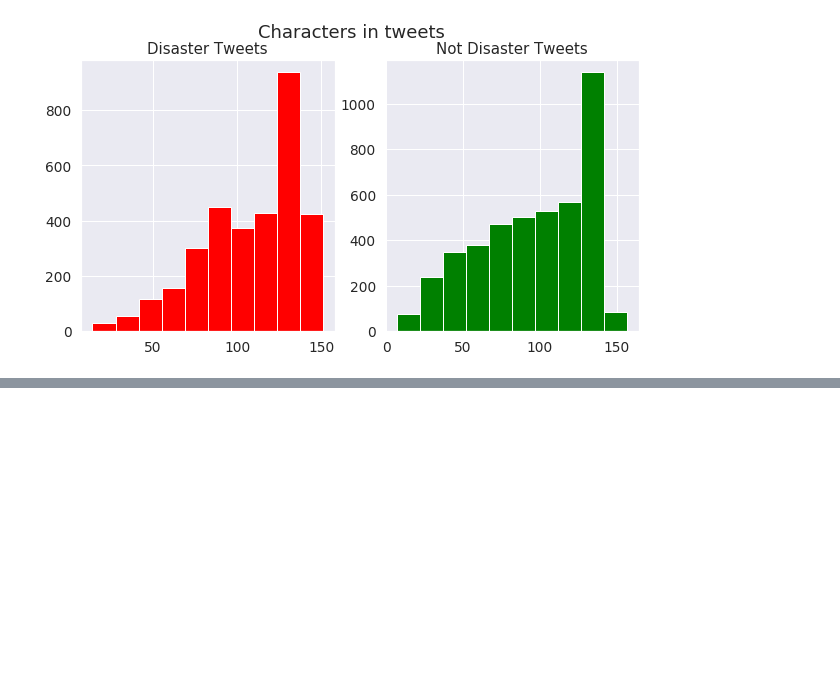
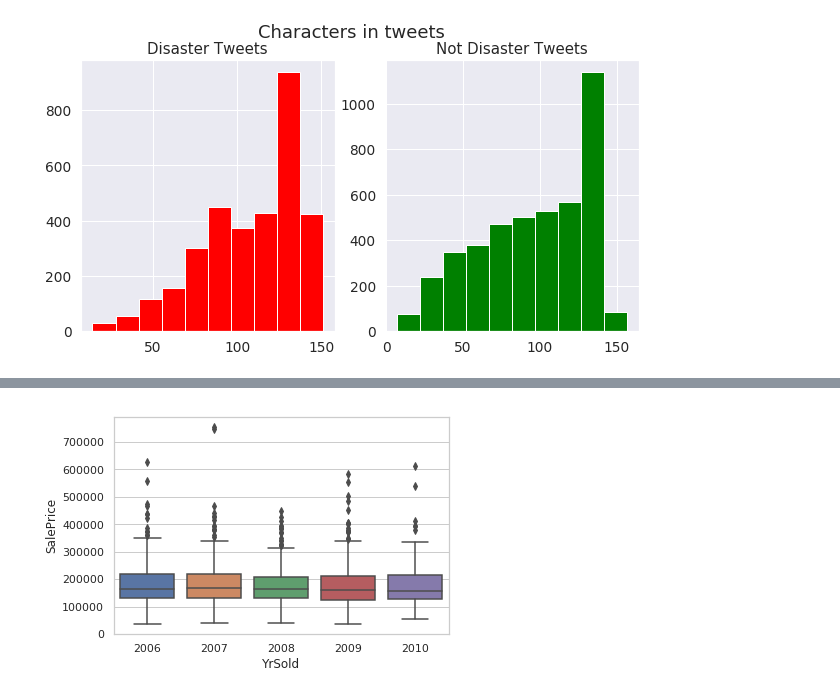
Before and after one commit to sudendroid/Data-Visualization, a Jupyter notebook: DataVisualization.ipynb, the cells around one changed output, grey strips where cells are left out. Cells and saved outputs as stored; diff of their text form; code cells hidden in the pictures; blank space fills up the shorter version.

```diff
--- a/DataVisualization.ipynb
+++ b/DataVisualization.ipynb
@@ -129,0 +137,5 @@ plt.show()
+# %%
+# Draw a vertical boxplot grouped by a categorical variable:
+ax = sns.boxplot(x=df_house_prices["YrSold"], y=df_house_prices["SalePrice"], data=tips)
+# %% [output]
+[figure, added]
```
Also changed, not shown: parts of 2 cells of this notebook.
